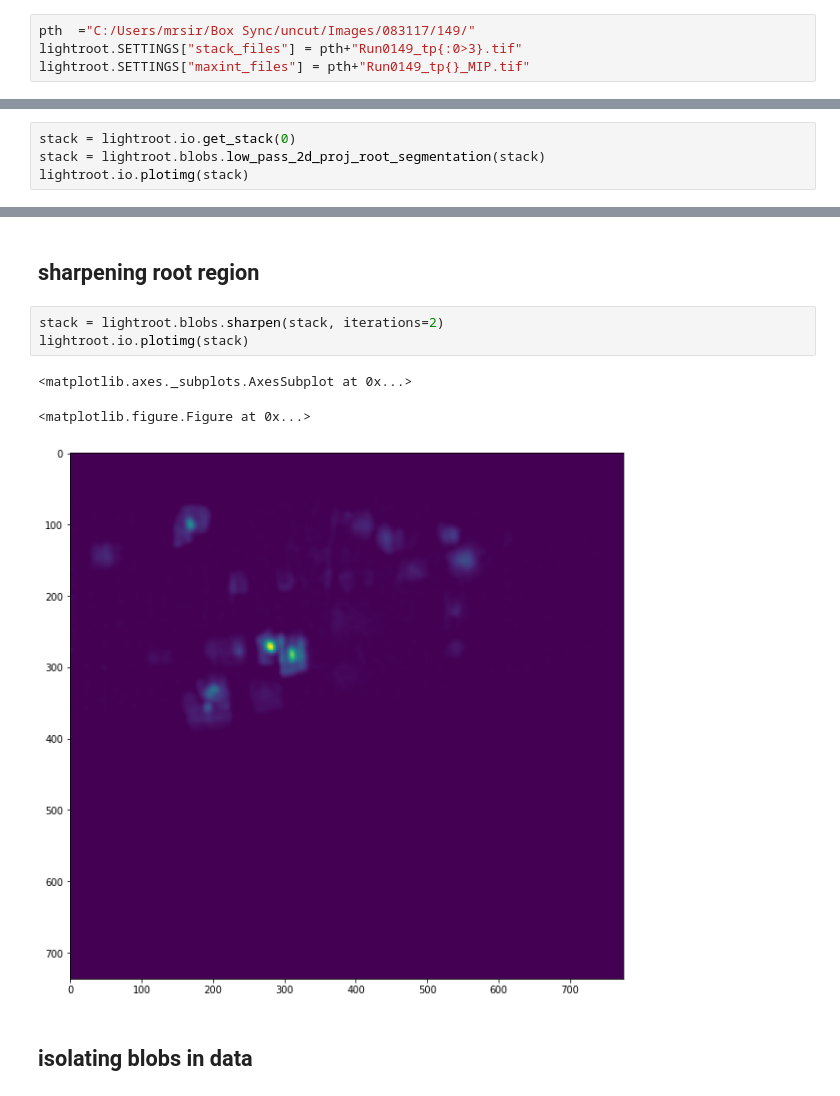
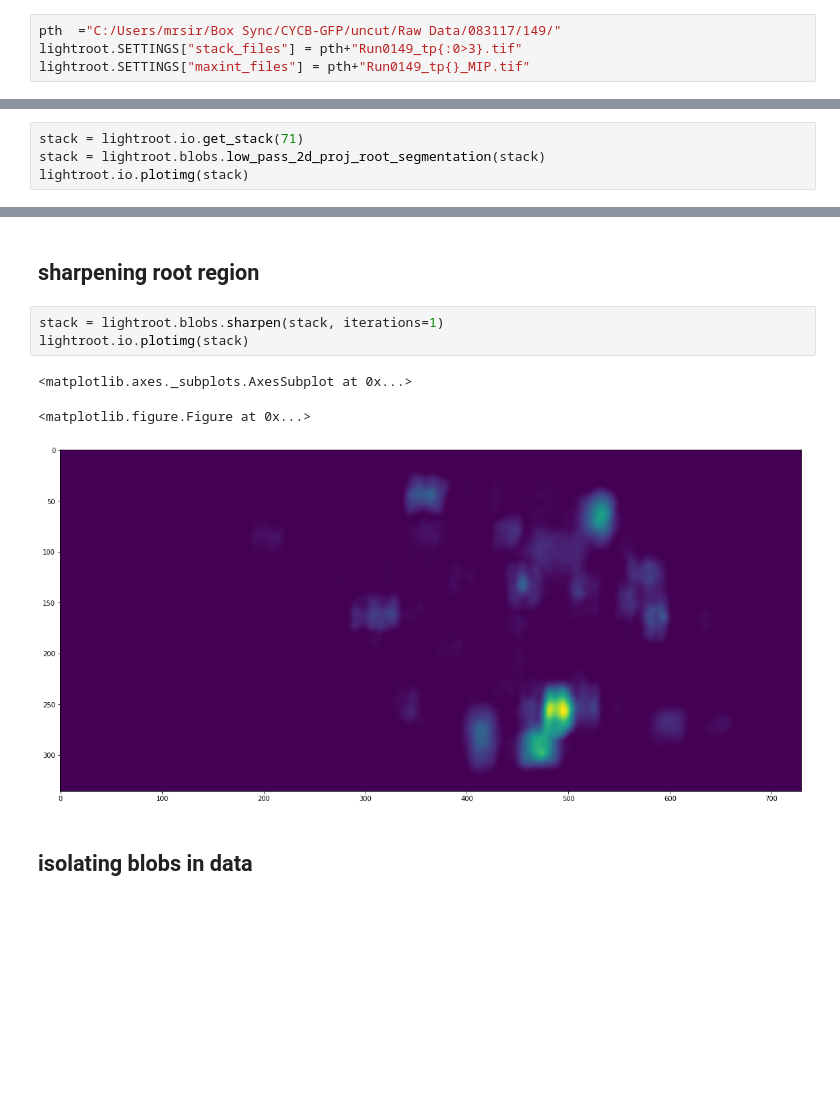
Before and after one commit to GiovanniSena/LSFM-CYCB_analysis, a Jupyter notebook: sample.ipynb, the cells around one changed output, grey strips where cells are left out. Cells and saved outputs as stored; diff of their text form; blank space fills up the shorter version.

```diff
--- a/sample.ipynb
+++ b/sample.ipynb
@@ -9,7 +11,7 @@ import lightroot
 # %% [markdown]
 # 1 Manually set file templates for processing
 # %%
-pth  ="C:/Users/mrsir/Box Sync/uncut/Images/083117/149/"
+pth  ="C:/Users/mrsir/Box Sync/CYCB-GFP/uncut/Raw Data/083117/149/"
 lightroot.SETTINGS["stack_files"] = pth+"Run0149_tp{:0>3}.tif"
 lightroot.SETTINGS["maxint_files"] = pth+"Run0149_tp{}_MIP.tif"
 # %% [markdown]
@@ -40,7 +36,7 @@ lightroot.process("C:/Users/mrsir/Box Sync/uncut/images/083117/149/", log_to_fil
 # %% [markdown]
 ### 2d
 # %%
-stack = lightroot.io.get_stack(0)
+stack = lightroot.io.get_stack(71)
 stack = lightroot.blobs.low_pass_2d_proj_root_segmentation(stack)
 lightroot.io.plotimg(stack)
 # %% [output]
@@ -63,12 +59,12 @@ lightroot.io.plotimg(stack)
 # %% [markdown]
 ## sharpening root region
 # %%
-stack = lightroot.blobs.sharpen(stack, iterations=2)
+stack = lightroot.blobs.sharpen(stack, iterations=1)
 lightroot.io.plotimg(stack)
 # %% [output]
 <matplotlib.axes._subplots.AxesSubplot at 0x...>
 <matplotlib.figure.Figure at 0x...>
-[figure, old version]
+[figure, new version]
 # %% [markdown]
 ## isolating blobs in data
 # %%
```
Also changed, not shown: parts of 8 cells of this notebook, 4 other files.
